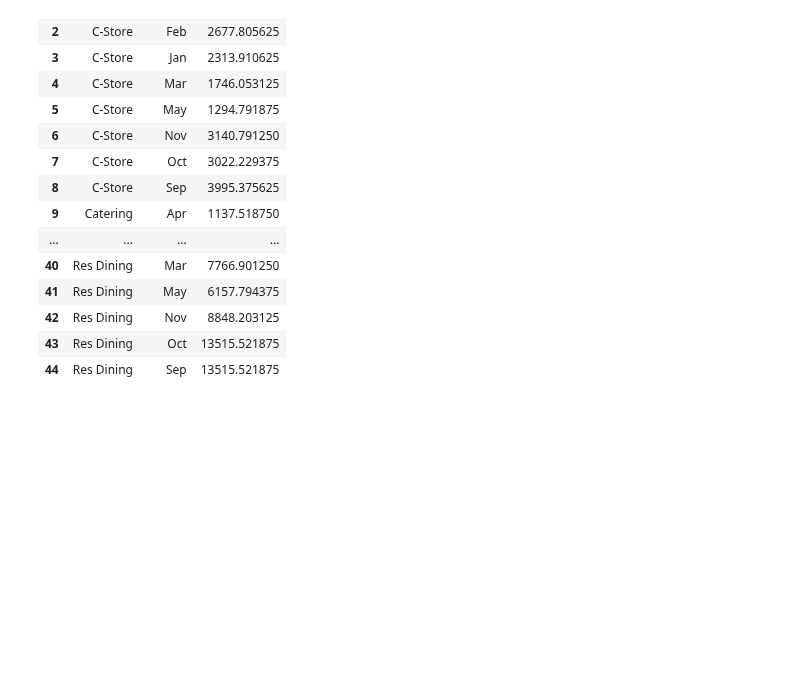
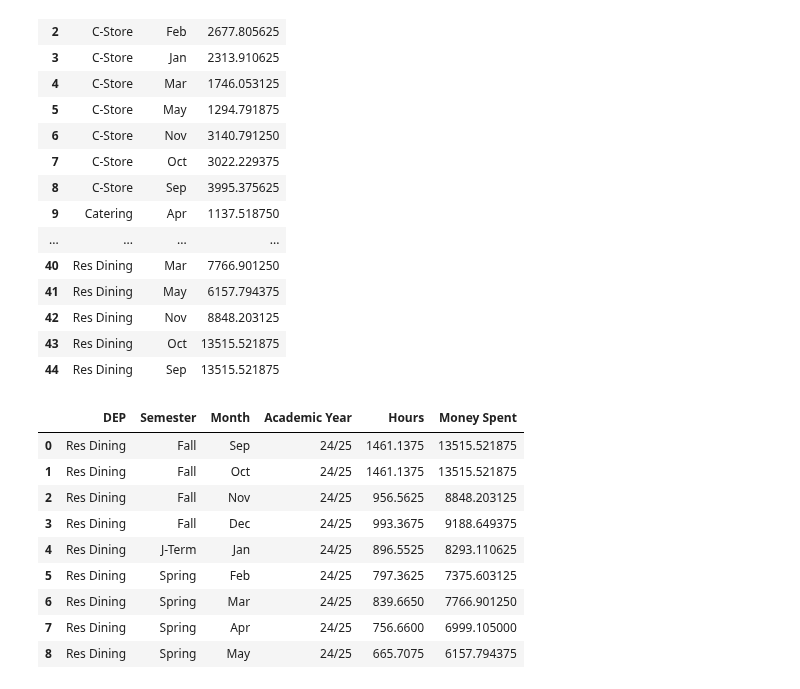
Before and after one commit to warrmu01/Hours-Analysis, a Jupyter notebook: DataPrediction.ipynb, the cells around one changed output. Drawn from its saved outputs; the diff is of its cells as text; code cells hidden in the pictures; blank space fills up the shorter version.

Commit message:
added new code for data prediction

```diff
--- a/DataPrediction.ipynb
+++ b/DataPrediction.ipynb
@@ -398,3 +397,29 @@ fig = px.treemap(agg_data, path=['DEP', 'Month'], values='Money Spent',
                  labels={'Money Spent': 'Money Spent', 'DEP': 'Department'})
 
 fig.show()
+# %%
+# Group the DataFrame by the 'DEP' column
+grouped_df = DinningPred2025.groupby('DEP')
+
+# Create a dictionary of DataFrames for each department
+department_dfs = {dep: data for dep, data in grouped_df}
+
+# Access individual DataFrames
+df_res_dining = department_dfs['Res Dining']
+df_martys = department_dfs['Martys']
+df_oneota = department_dfs['Oneota']
+df_c_store = department_dfs['C-Store']
+df_catering = department_dfs['Catering']
+# %%
+df_res_dining
+# %% [output]
+|  | DEP | Semester | Month | Academic Year | Hours | Money Spent |
+| 0 | Res Dining | Fall | Sep | 24/25 | 1461.1375 | 13515.521875 |
+| 1 | Res Dining | Fall | Oct | 24/25 | 1461.1375 | 13515.521875 |
+| 2 | Res Dining | Fall | Nov | 24/25 | 956.5625 | 8848.203125 |
+| 3 | Res Dining | Fall | Dec | 24/25 | 993.3675 | 9188.649375 |
+| 4 | Res Dining | J-Term | Jan | 24/25 | 896.5525 | 8293.110625 |
+| 5 | Res Dining | Spring | Feb | 24/25 | 797.3625 | 7375.603125 |
+| 6 | Res Dining | Spring | Mar | 24/25 | 839.6650 | 7766.901250 |
+| 7 | Res Dining | Spring | Apr | 24/25 | 756.6600 | 6999.105000 |
+| 8 | Res Dining | Spring | May | 24/25 | 665.7075 | 6157.794375 |
```
Also changed, not shown: parts of 5 cells of this notebook.
